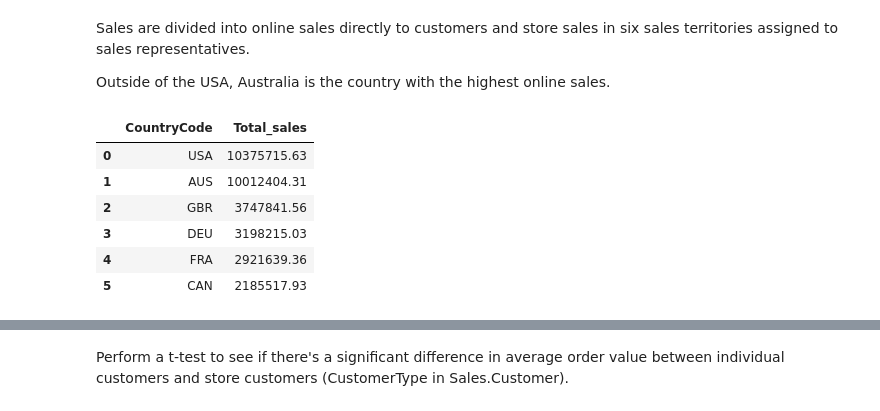
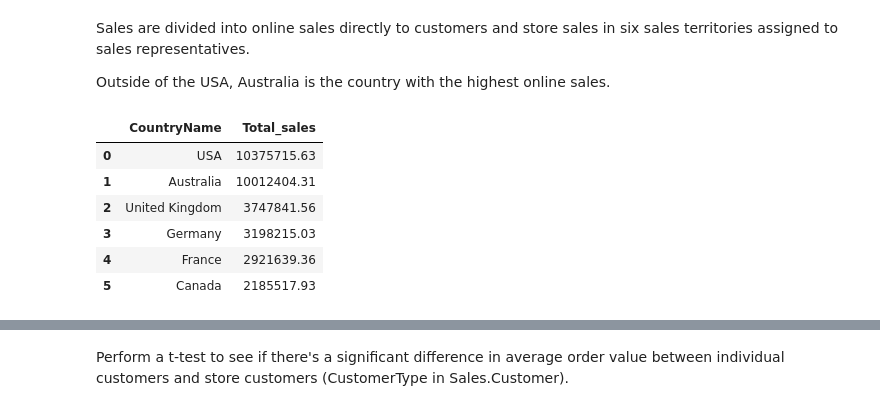
Before and after one commit to PieRatCat/SQL-stuff, a Jupyter notebook: SQL_kunskapskontroll/exam_submission.ipynb, the cells around one changed output, grey strips where cells are left out. Cells and saved outputs as stored; diff of their text form; code cells hidden in the pictures.

```diff
--- a/SQL_kunskapskontroll/exam_submission.ipynb
+++ b/SQL_kunskapskontroll/exam_submission.ipynb
@@ -204,44 +204,44 @@ Sales are divided into online sales directly to customers and store sales in six
 Outside of the USA, Australia is the country with the highest online sales.
 # %%
 online_sales = pd.read_sql(sql="""
-WITH CountryCode AS
+WITH CountryName AS
 (SELECT
 	TerritoryID,
 	CASE
   		WHEN CountryRegionCode = 'US' THEN 'USA'
-		WHEN CountryRegionCode = 'CA' THEN 'CAN'
-		WHEN CountryRegionCode = 'AU' THEN 'AUS'
-		WHEN CountryRegionCode = 'GB' THEN 'GBR'
-   		WHEN CountryRegionCode = 'DE' THEN 'DEU'
-		WHEN CountryRegionCode = 'FR' THEN 'FRA'
+		WHEN CountryRegionCode = 'CA' THEN 'Canada'
+		WHEN CountryRegionCode = 'AU' THEN 'Australia'
+		WHEN CountryRegionCode = 'GB' THEN 'United Kingdom'
+   		WHEN CountryRegionCode = 'DE' THEN 'Germany'
+		WHEN CountryRegionCode = 'FR' THEN 'France'
 		ELSE NULL
-	END AS CountryCode
+	END AS CountryName
 FROM Sales.SalesTerritory
 )
 , Total_sales AS
 (SELECT
 	TerritoryID,
 	CAST(TotalDue AS DECIMAL(9, 2)) AS Total_sales
 FROM Sales.SalesOrderHeader
 WHERE OnlineOrderFlag = 1
 )
 SELECT
-	c.CountryCode,
+	c.CountryName,
 	SUM(s.Total_sales) AS Total_sales
 
-FROM CountryCode AS c JOIN Total_sales AS s
+FROM CountryName AS c JOIN Total_sales AS s
 	ON c.TerritoryID = s.TerritoryID
-GROUP BY CountryCode
+GROUP BY CountryName
 ORDER BY Total_sales DESC
 ;
 """, con=connection)
 online_sales
 # %% [output]
-|  | CountryCode | Total_sales |
+|  | CountryName | Total_sales |
 | 0 | USA | 10375715.63 |
-| 1 | AUS | 10012404.31 |
-| 2 | GBR | 3747841.56 |
-| 3 | DEU | 3198215.03 |
-| 4 | FRA | 2921639.36 |
-| 5 | CAN | 2185517.93 |
+| 1 | Australia | 10012404.31 |
+| 2 | United Kingdom | 3747841.56 |
+| 3 | Germany | 3198215.03 |
+| 4 | France | 2921639.36 |
+| 5 | Canada | 2185517.93 |
 # %%
```
Also changed, not shown: parts of 5 cells of this notebook.
